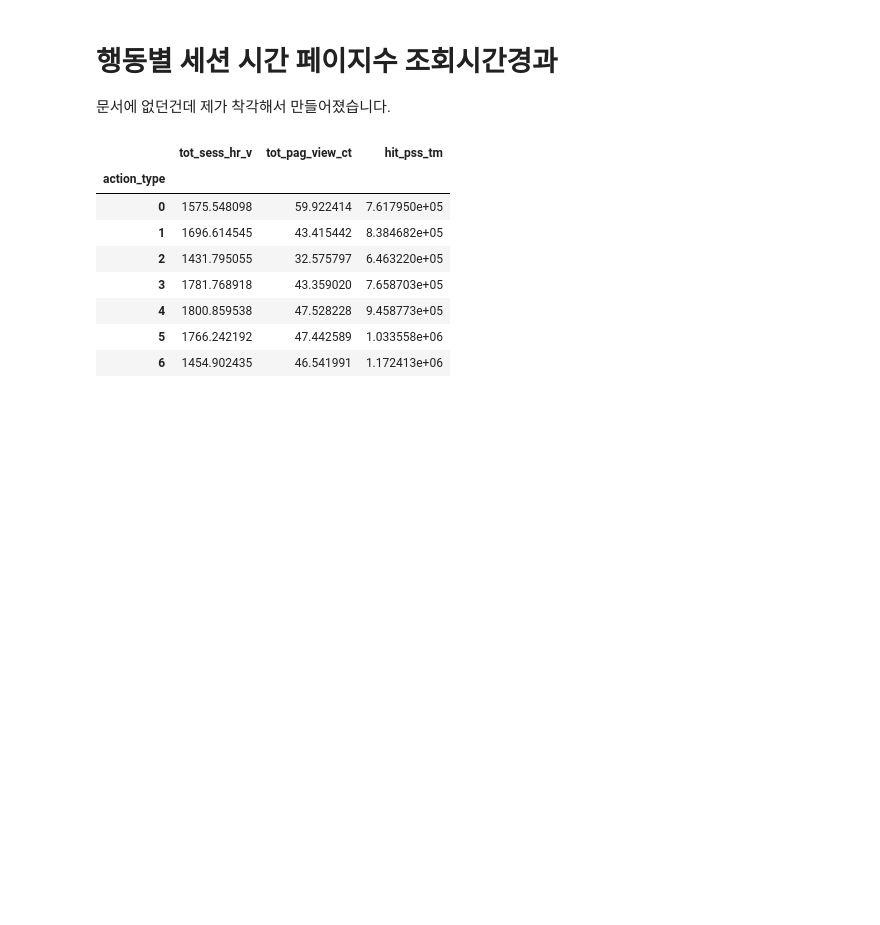
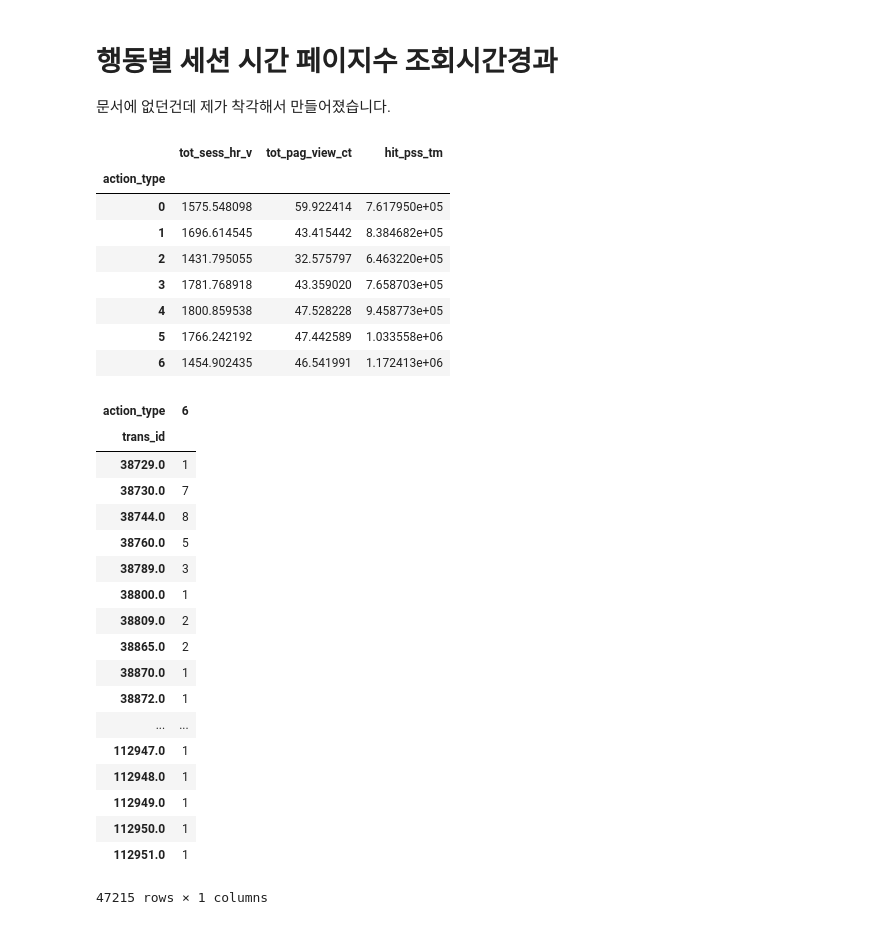
Before and after one commit to GyuYoungCho/Lpoint-Competition, a Jupyter notebook: project/point_cut/EDA.ipynb, the cells around one changed output. Drawn from its saved outputs; the diff is of its cells as text; code cells hidden in the pictures; blank space fills up the shorter version.

```diff
--- a/project/point_cut/EDA.ipynb
+++ b/project/point_cut/EDA.ipynb
@@ -1,8 +1,9 @@
 # %%
 import pandas as pd
 import numpy as np
-OAI = pd.read_csv("OnlineActionInfo.csv")
+OAI = pd.read_csv("Online.csv")
 TFI = pd.read_csv("TransferInfo.csv")
 CTI = pd.read_csv("CustomerInfo.csv")
 PDI = pd.read_csv("ProductInfo.csv")
 CTI1 = CTI[CTI["clnt_gender"]!="unknown"]
+TFI.shape
@@ -284,5 +278,35 @@ oai_time_group
 | 4 | 1800.859538 | 47.528228 | 9.458773e+05 |
 | 5 | 1766.242192 | 47.442589 | 1.033558e+06 |
 | 6 | 1454.902435 | 46.541991 | 1.172413e+06 |
+# %%
+oai1 = OAI[(OAI["action_type"]==0)|(OAI["action_type"]==6)][["trans_id","action_type"]]
+oai1["count"] =1
+oai1_pivot = pd.pivot_table(oai1, index= "trans_id", columns = "action_type", values="count",aggfunc=np.sum)
+oai1_pivot
+# oai1_pivot[6].fillna(0,inplace=True)
+# oai1_pivot[0].fillna(1,inplace=True)
+# sech_prop = oai1_pivot[6]/oai1_pivot[0]
+# sech_prop.sort_values(ascending=False, inplace = True)
+# sech_prop
+# %% [output]
+| action_type | 6 |
+| trans_id |  |
+| 38729.0 | 1 |
+| 38730.0 | 7 |
+| 38744.0 | 8 |
+| 38760.0 | 5 |
+| 38789.0 | 3 |
+| 38800.0 | 1 |
+| 38809.0 | 2 |
+| 38865.0 | 2 |
+| 38870.0 | 1 |
+| 38872.0 | 1 |
+| ... | ... |
+| 112947.0 | 1 |
+| 112948.0 | 1 |
+| 112949.0 | 1 |
+| 112950.0 | 1 |
+| 112951.0 | 1 |
+47215 rows × 1 columns
 # %%
 # %% [output]
```
Also changed, not shown: parts of 11 cells of this notebook.
